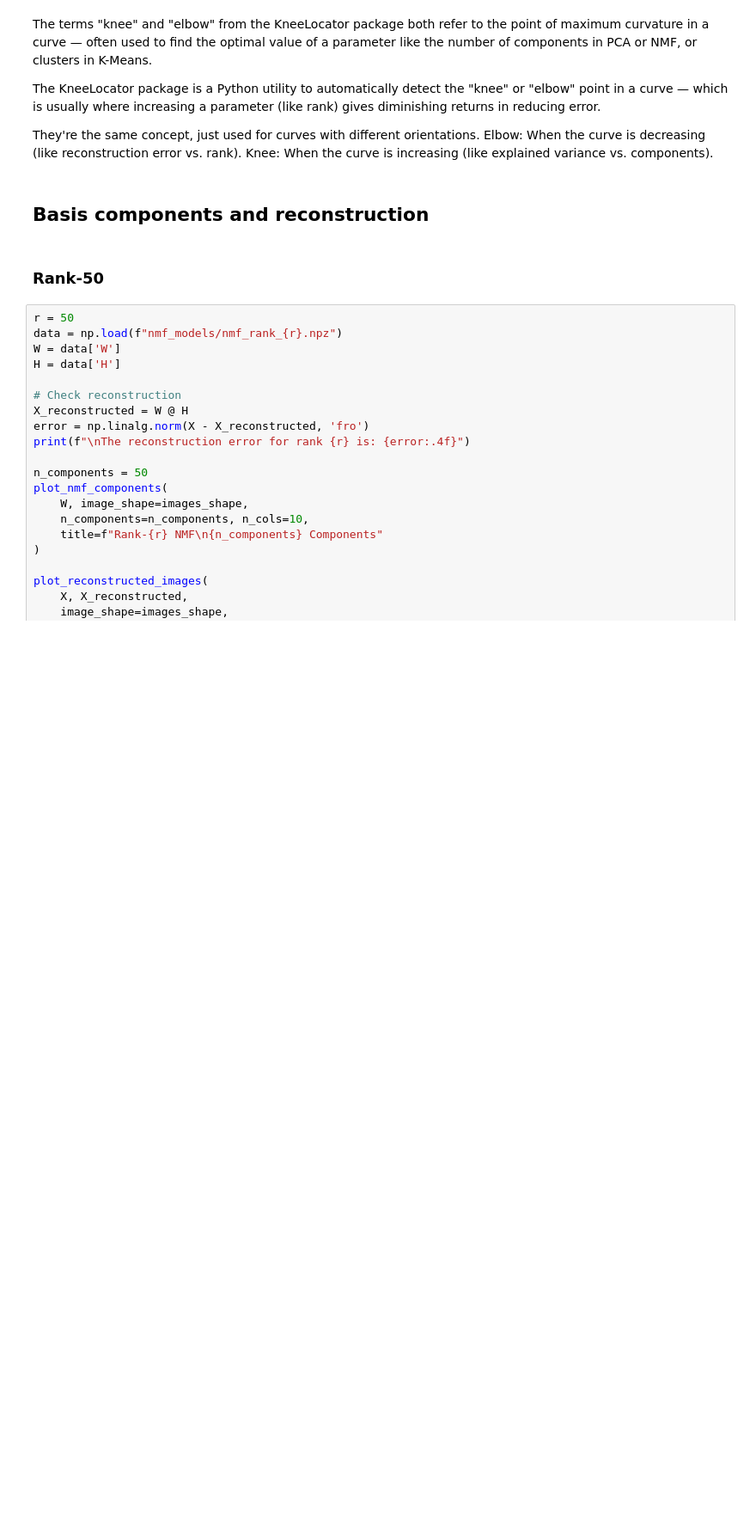
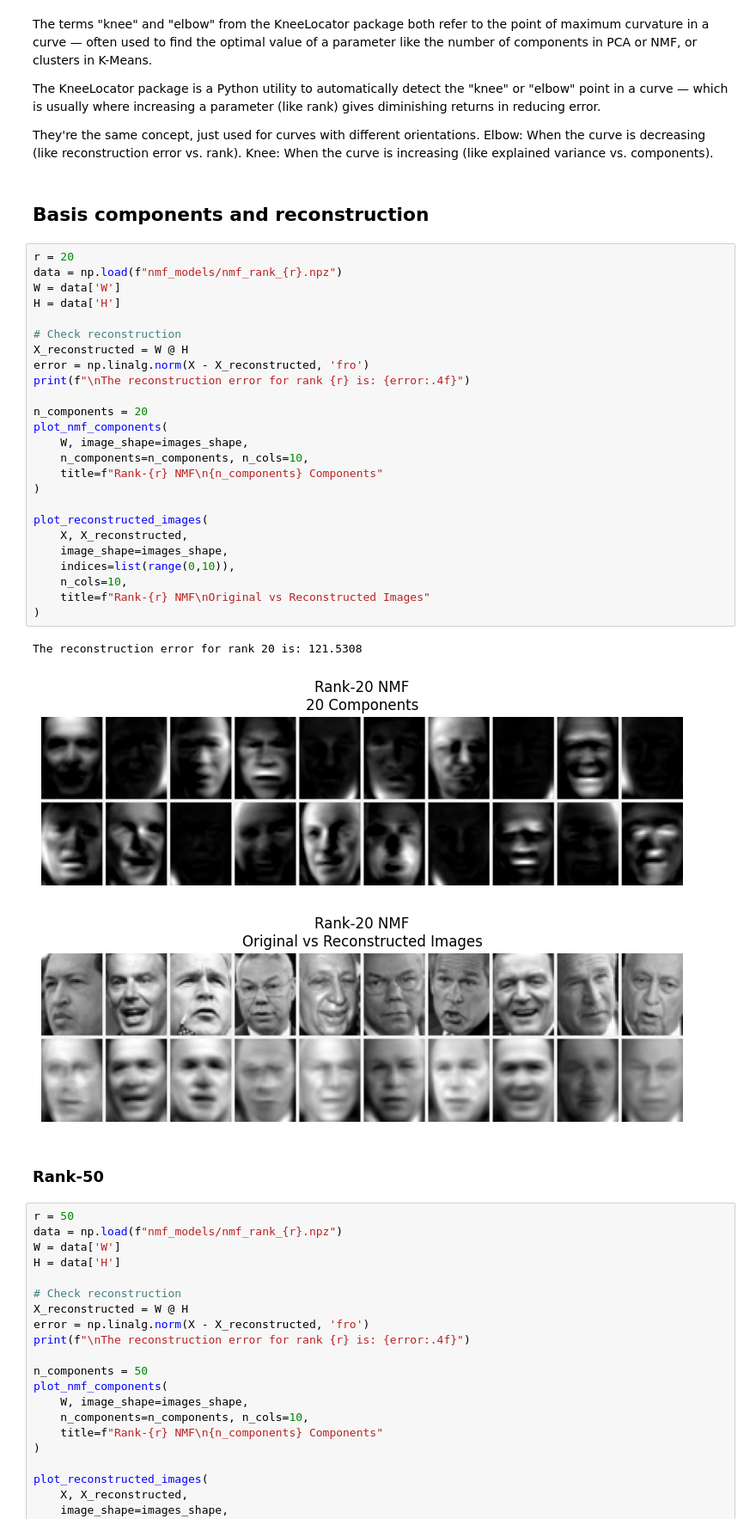
Before and after one commit to sofillav/nmf_project, a Jupyter notebook: notebook.ipynb, the cells around one changed output. Shown at 86% size. Cells and saved outputs as stored; diff of their text form; blank space fills up the shorter version.

```diff
--- a/notebook.ipynb
+++ b/notebook.ipynb
@@ -121,6 +122,35 @@ The KneeLocator package is a Python utility to automatically detect the "knee" o
 They're the same concept, just used for curves with different orientations. Elbow: When the curve is decreasing (like reconstruction error vs. rank). Knee: When the curve is increasing (like explained variance vs. components).
 # %% [markdown]
 ## Basis components and reconstruction
+# %%
+r = 20
+data = np.load(f"nmf_models/nmf_rank_{r}.npz")
+W = data['W']
+H = data['H']
+
+# Check reconstruction
+X_reconstructed = W @ H
+error = np.linalg.norm(X - X_reconstructed, 'fro')
+print(f"\nThe reconstruction error for rank {r} is: {error:.4f}")
+
+n_components = 20
+plot_nmf_components(
+    W, image_shape=images_shape,
+    n_components=n_components, n_cols=10,
+    title=f"Rank-{r} NMF\n{n_components} Components"
+)
+
+plot_reconstructed_images(
+    X, X_reconstructed,
+    image_shape=images_shape,
+    indices=list(range(0,10)),
+    n_cols=10,
+    title=f"Rank-{r} NMF\nOriginal vs Reconstructed Images"
+)
+# %% [output]
+The reconstruction error for rank 20 is: 121.5308
+[figure, added]
+[figure, added]
 # %% [markdown]
 ### Rank-50
 # %%
```
Also changed, not shown: parts of 3 cells of this notebook, 2 other files.
